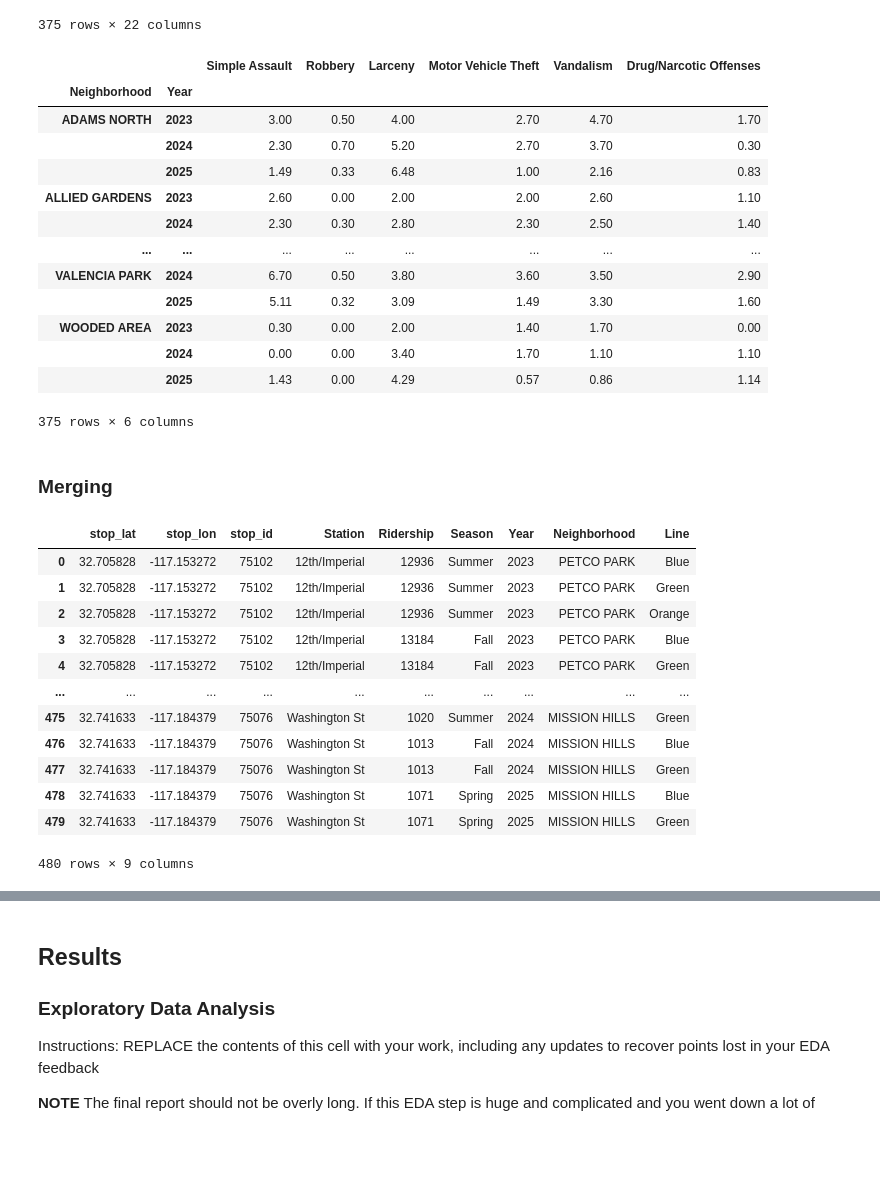
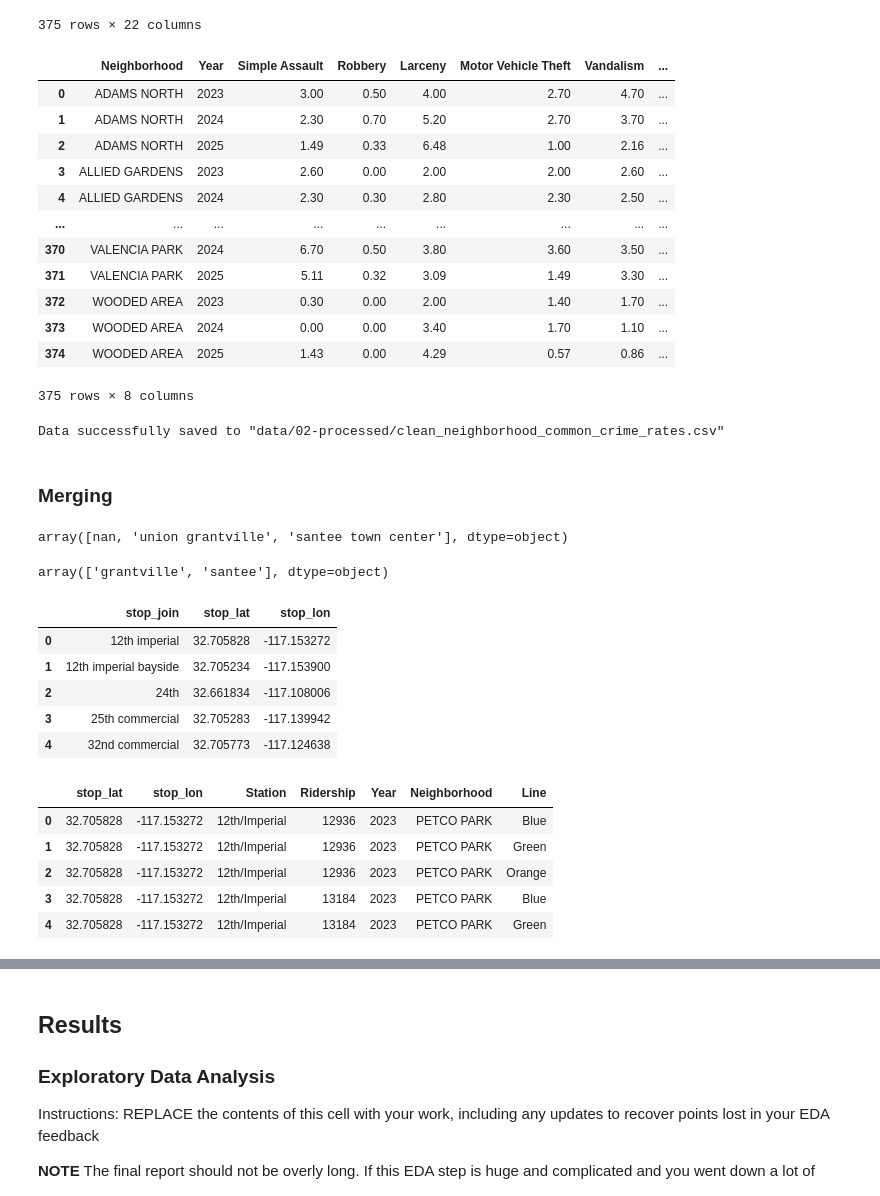
Before and after one commit to COGS108/Group022_WI26, a Jupyter notebook: 03-FinalProject.ipynb, the cells around one changed output, grey strips where cells are left out. Saved outputs shown, nothing was run; the diff lists cells and outputs as text; code cells hidden in the pictures; blank space fills up the shorter version.

Commit message:
Merge transit and crime data

```diff
--- a/03-FinalProject.ipynb
+++ b/03-FinalProject.ipynb
@@ -170,22 +171,30 @@ selected_cols = [
     "Drug/Narcotic Offenses"
 ]
 
-neighborhood_common_crime_df = neighborhood_crime_df[selected_cols]
+neighborhood_common_crime_df = neighborhood_crime_df[selected_cols].reset_index()
 neighborhood_common_crime_df
 # %% [output]
-|  |  | Simple Assault | Robbery | Larceny | Motor Vehicle Theft | Vandalism | Drug/Narcotic Offenses |
-| Neighborhood | Year |  |  |  |  |  |  |
-| ADAMS NORTH | 2023 | 3.00 | 0.50 | 4.00 | 2.70 | 4.70 | 1.70 |
-|  | 2024 | 2.30 | 0.70 | 5.20 | 2.70 | 3.70 | 0.30 |
-|  | 2025 | 1.49 | 0.33 | 6.48 | 1.00 | 2.16 | 0.83 |
-| ALLIED GARDENS | 2023 | 2.60 | 0.00 | 2.00 | 2.00 | 2.60 | 1.10 |
-|  | 2024 | 2.30 | 0.30 | 2.80 | 2.30 | 2.50 | 1.40 |
-| ... | ... | ... | ... | ... | ... | ... | ... |
-| VALENCIA PARK | 2024 | 6.70 | 0.50 | 3.80 | 3.60 | 3.50 | 2.90 |
-|  | 2025 | 5.11 | 0.32 | 3.09 | 1.49 | 3.30 | 1.60 |
-| WOODED AREA | 2023 | 0.30 | 0.00 | 2.00 | 1.40 | 1.70 | 0.00 |
-|  | 2024 | 0.00 | 0.00 | 3.40 | 1.70 | 1.10 | 1.10 |
-|  | 2025 | 1.43 | 0.00 | 4.29 | 0.57 | 0.86 | 1.14 |
+|  | Neighborhood | Year | Simple Assault | Robbery | Larceny | Motor Vehicle Theft | Vandalism | ... |
+| 0 | ADAMS NORTH | 2023 | 3.00 | 0.50 | 4.00 | 2.70 | 4.70 | ... |
+| 1 | ADAMS NORTH | 2024 | 2.30 | 0.70 | 5.20 | 2.70 | 3.70 | ... |
+| 2 | ADAMS NORTH | 2025 | 1.49 | 0.33 | 6.48 | 1.00 | 2.16 | ... |
+| 3 | ALLIED GARDENS | 2023 | 2.60 | 0.00 | 2.00 | 2.00 | 2.60 | ... |
+| 4 | ALLIED GARDENS | 2024 | 2.30 | 0.30 | 2.80 | 2.30 | 2.50 | ... |
+| ... | ... | ... | ... | ... | ... | ... | ... | ... |
+| 370 | VALENCIA PARK | 2024 | 6.70 | 0.50 | 3.80 | 3.60 | 3.50 | ... |
+| 371 | VALENCIA PARK | 2025 | 5.11 | 0.32 | 3.09 | 1.49 | 3.30 | ... |
+| 372 | WOODED AREA | 2023 | 0.30 | 0.00 | 2.00 | 1.40 | 1.70 | ... |
+| 373 | WOODED AREA | 2024 | 0.00 | 0.00 | 3.40 | 1.70 | 1.10 | ... |
+| 374 | WOODED AREA | 2025 | 1.43 | 0.00 | 4.29 | 0.57 | 0.86 | ... |
-375 rows × 6 columns
+375 rows × 8 columns
+# %%
+folder_name = os.path.join('data', '02-processed')
+file_name = f'clean_neighborhood_common_crime_rates.csv'
+full_path = os.path.join(folder_name, file_name)
+os.makedirs(folder_name, exist_ok=True)
+neighborhood_common_crime_df.to_csv(full_path, index=False)
+print(f'Data successfully saved to "{full_path}"')
+# %% [output]
+Data successfully saved to "data/02-processed/clean_neighborhood_common_crime_rates.csv"
 # %% [markdown]
 ### Merging
@@ -209,0 +220,8 @@ clean_stops_df['stop_join'] = clean_stops_df['stop_join'].str.replace('santee to
+# %%
+clean_stops_df.loc[~clean_stops_df['stop_join'].isin(clean_ridership_df['stop_join']), 'stop_join'].unique()
+# %% [output]
+array([nan, 'union grantville', 'santee town center'], dtype=object)
+# %%
+clean_ridership_df.loc[clean_ridership_df['stop_join'].str.match('santee|grantville'), 'stop_join'].unique()
+# %% [output]
+array(['grantville', 'santee'], dtype=object)
@@ -210,18 +230,19 @@ clean_stops_df['stop_join'] = clean_stops_df['stop_join'].str.replace('santee to
 # %%
-clean_stops_df = clean_stops_df.groupby('stop_join').agg({'stop_lat': 'mean', 'stop_lon': 'mean', 'stop_id': 'first'}).reset_index()
+clean_stops_df = clean_stops_df.groupby('stop_join').agg({'stop_lat': 'mean', 'stop_lon': 'mean'}).reset_index()
+# %% [output]
+|  | stop_join | stop_lat | stop_lon |
+| 0 | 12th imperial | 32.705828 | -117.153272 |
+| 1 | 12th imperial bayside | 32.705234 | -117.153900 |
+| 2 | 24th | 32.661834 | -117.108006 |
+| 3 | 25th commercial | 32.705283 | -117.139942 |
+| 4 | 32nd commercial | 32.705773 | -117.124638 |
 # %%
-clean_stops_df.merge(clean_ridership_df, on='stop_join').drop(columns=['stop_join'])
+transit_crime_df = clean_stops_df.merge(clean_ridership_df, on='stop_join').drop(columns=['stop_join', 'Season'])
+transit_crime_df.head()
 # %% [output]
-|  | stop_lat | stop_lon | stop_id | Station | Ridership | Season | Year | Neighborhood | Line |
-| 0 | 32.705828 | -117.153272 | 75102 | 12th/Imperial | 12936 | Summer | 2023 | PETCO PARK | Blue |
-| 1 | 32.705828 | -117.153272 | 75102 | 12th/Imperial | 12936 | Summer | 2023 | PETCO PARK | Green |
-| 2 | 32.705828 | -117.153272 | 75102 | 12th/Imperial | 12936 | Summer | 2023 | PETCO PARK | Orange |
-| 3 | 32.705828 | -117.153272 | 75102 | 12th/Imperial | 13184 | Fall | 2023 | PETCO PARK | Blue |
-| 4 | 32.705828 | -117.153272 | 75102 | 12th/Imperial | 13184 | Fall | 2023 | PETCO PARK | Green |
-| ... | ... | ... | ... | ... | ... | ... | ... | ... | ... |
-| 475 | 32.741633 | -117.184379 | 75076 | Washington St | 1020 | Summer | 2024 | MISSION HILLS | Green |
-| 476 | 32.741633 | -117.184379 | 75076 | Washington St | 1013 | Fall | 2024 | MISSION HILLS | Blue |
-| 477 | 32.741633 | -117.184379 | 75076 | Washington St | 1013 | Fall | 2024 | MISSION HILLS | Green |
-| 478 | 32.741633 | -117.184379 | 75076 | Washington St | 1071 | Spring | 2025 | MISSION HILLS | Blue |
-| 479 | 32.741633 | -117.184379 | 75076 | Washington St | 1071 | Spring | 2025 | MISSION HILLS | Green |
+|  | stop_lat | stop_lon | Station | Ridership | Year | Neighborhood | Line |
+| 0 | 32.705828 | -117.153272 | 12th/Imperial | 12936 | 2023 | PETCO PARK | Blue |
+| 1 | 32.705828 | -117.153272 | 12th/Imperial | 12936 | 2023 | PETCO PARK | Green |
+| 2 | 32.705828 | -117.153272 | 12th/Imperial | 12936 | 2023 | PETCO PARK | Orange |
+| 3 | 32.705828 | -117.153272 | 12th/Imperial | 13184 | 2023 | PETCO PARK | Blue |
+| 4 | 32.705828 | -117.153272 | 12th/Imperial | 13184 | 2023 | PETCO PARK | Green |
-480 rows × 9 columns
```
Also changed, not shown: parts of 11 cells of this notebook, 2 other files.
